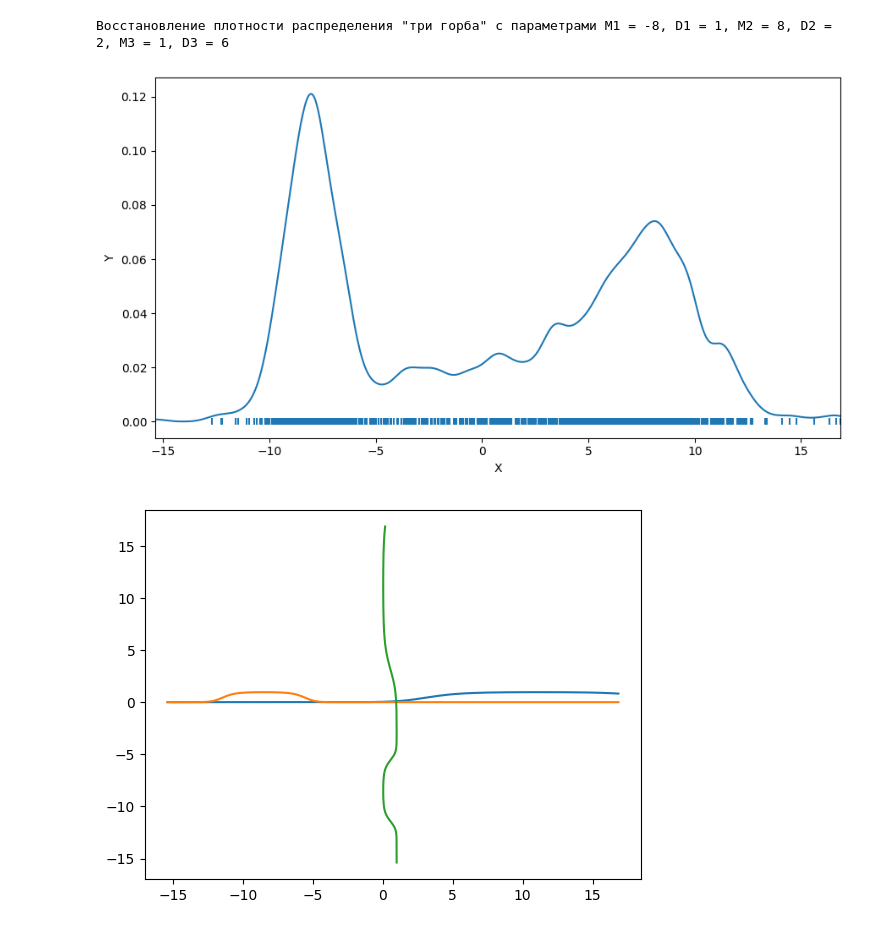
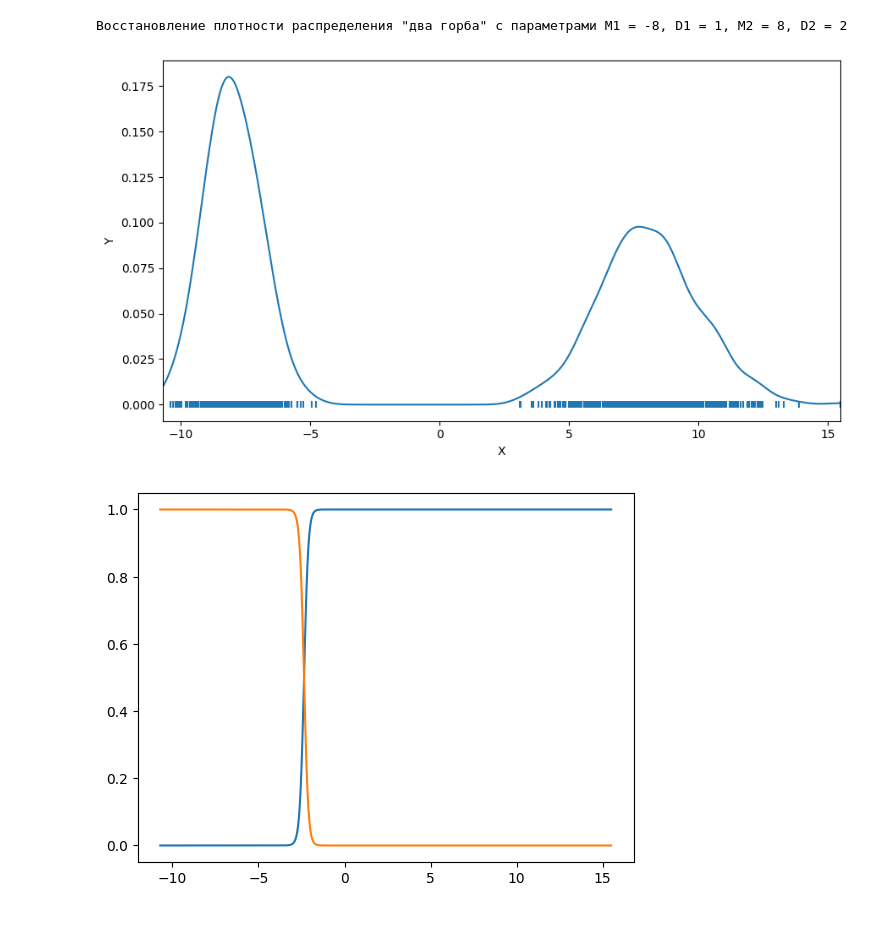
Before and after one commit to RealLoLka/DZ-FKII, a Jupyter notebook: lab5/lab5.ipynb, the cells around one changed output. Saved outputs shown, nothing was run; the diff lists cells and outputs as text; code cells hidden in the pictures.

```diff
--- a/lab5/lab5.ipynb
+++ b/lab5/lab5.ipynb
@@ -30,7 +30,7 @@ def NormalData(DataSize, M, D):
       x.append(Normal(M, D))
     return x
 # %%
-def ThreePeaksData(N, m1, d1, m2, d2):
+def TwoPeaksData(N, m1, d1, m2, d2):
     x = []
     for i in range(N):
         r = random.random()
@@ -64,8 +67,8 @@ def Plot(DataSize, data):
   plt.show()
 
 # Изобразим график 1
-Start = 0;
-End = 1;
+Start = 0
+End = 1
 lin_dat = LinearData(DataSize, Start, End)
 print(f'Восстановление плотности линейного распределения с параметрами Start = {Start}, End = {End}')
 Plot(DataSize, lin_dat)
@@ -80,10 +83,8 @@ M1=-8
 D1=1
 M2=8
 D2=2
-M3=1
-D3=6
-tp_dat = ThreePeaksData(DataSize, M1, D1, M2, D2, M3, D3)
-print(f'Восстановление плотности распределения "три горба" с параметрами M1 = {M1}, D1 = {D1}, M2 = {M2}, D2 = {D2}, M3 = {M3}, D3 = {D3}')
+tp_dat = TwoPeaksData(DataSize, M1, D1, M2, D2)
+print(f'Восстановление плотности распределения "два горба" с параметрами M1 = {M1}, D1 = {D1}, M2 = {M2}, D2 = {D2}')
 Plot(DataSize, tp_dat)
 # %% [output]
 Восстановление плотности линейного распределения с параметрами Start = 0, End = 1
@@ -139,16 +140,16 @@ ax.set_ylabel('Y')
 plt.tight_layout()
 
 # Показ
-print(f'Восстановление плотности распределения "три горба" с параметрами M1 = {M1}, D1 = {D1}, M2 = {M2}, D2 = {D2}, M3 = {M3}, D3 = {D3}')
+print(f'Восстановление плотности распределения "два горба" с параметрами M1 = {M1}, D1 = {D1}, M2 = {M2}, D2 = {D2}')
 plt.show()
 # %% [output]
-Восстановление плотности распределения "три горба" с параметрами M1 = -8, D1 = 1, M2 = 8, D2 = 2, M3 = 1, D3 = 6
+Восстановление плотности распределения "два горба" с параметрами M1 = -8, D1 = 1, M2 = 8, D2 = 2
-[figure, old version]
+[figure, new version]
 # %%
 X = np.array(tp_dat).reshape(-1, 1)
-gm = GaussianMixture(n_components=3, random_state=0).fit(X)
+gm = GaussianMixture(n_components=2, random_state=0).fit(X)
 gm.means_
-plt.plot(x, gm.predict_proba(np.array(x).reshape(-1, 1))[:,0],x, gm.predict_proba(np.array(x).reshape(-1, 1))[:,1], gm.predict_proba(np.array(x).reshape(-1, 1))[:,2],x)
+plt.plot(x, gm.predict_proba(np.array(x).reshape(-1, 1))[:,0],x, gm.predict_proba(np.array(x).reshape(-1, 1))[:,1])
 plt.show()
 # %% [output]
-[figure, old version]
+[figure, new version]
```
Also changed, not shown: parts of 5 cells of this notebook.
